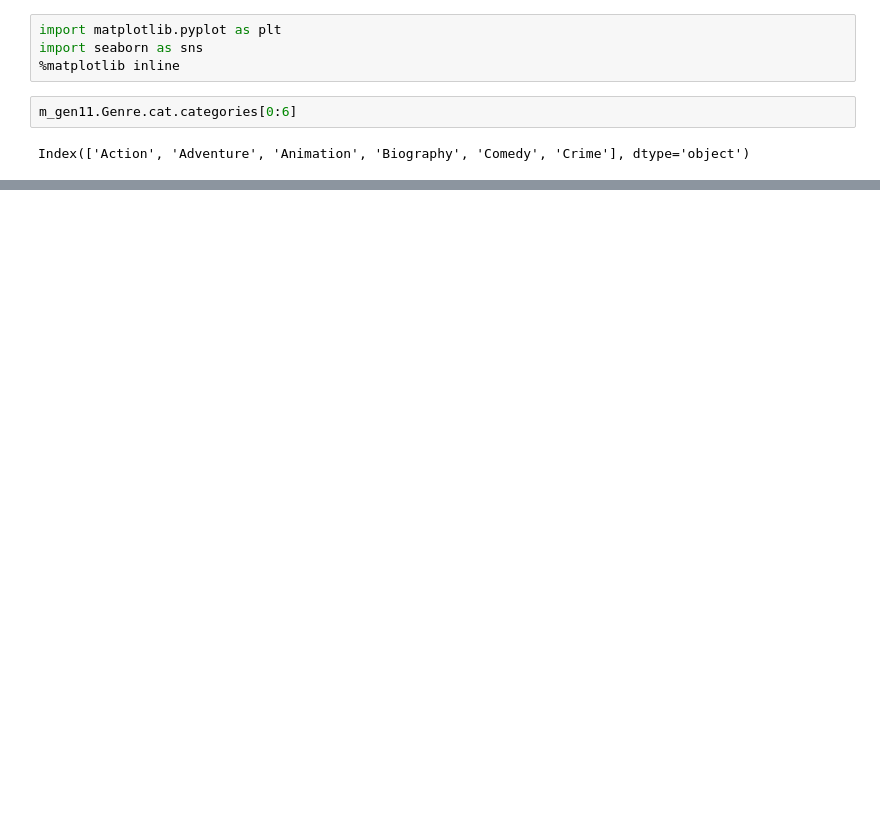
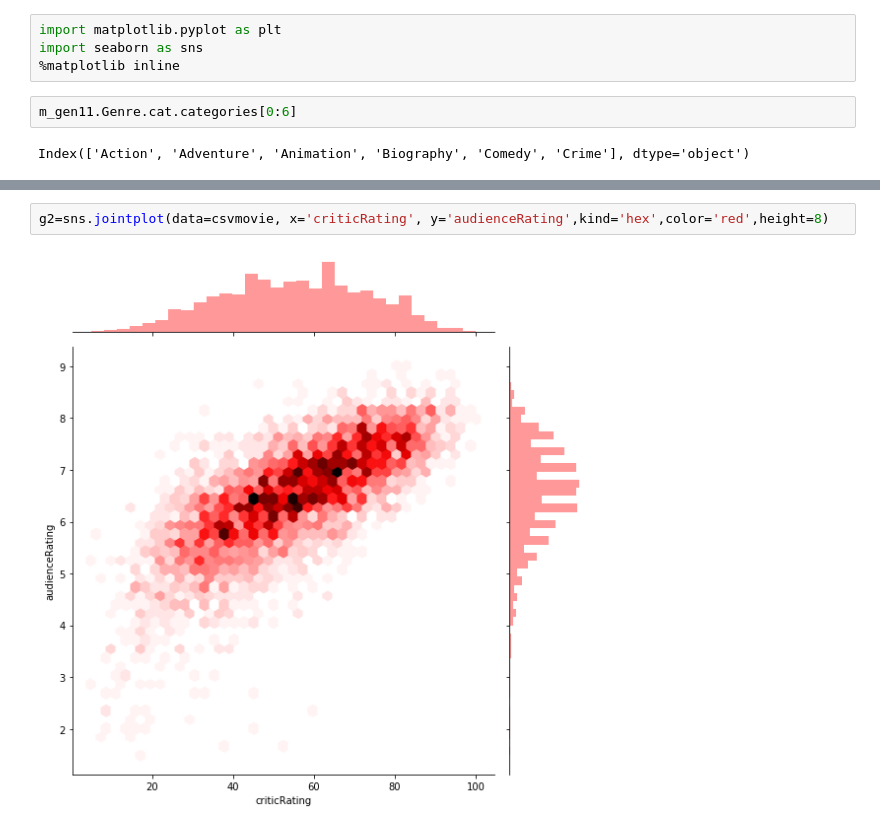
Before and after one commit to mav1797/SDP-Project, a Jupyter notebook: file1.ipynb, the cells around one changed output, grey strips where cells are left out. Drawn from its saved outputs; the diff is of its cells as text; blank space fills up the shorter version.

```diff
--- a/file1.ipynb
+++ b/file1.ipynb
@@ -285,0 +315,4 @@ Index(['Action', 'Adventure', 'Animation', 'Biography', 'Comedy', 'Crime'], dtyp
+# %%
+g2=sns.jointplot(data=csvmovie, x='criticRating', y='audienceRating',kind='hex',color='red',height=8)
+# %% [output]
+[figure, added]
```
Also changed, not shown: parts of 85 cells of this notebook.
